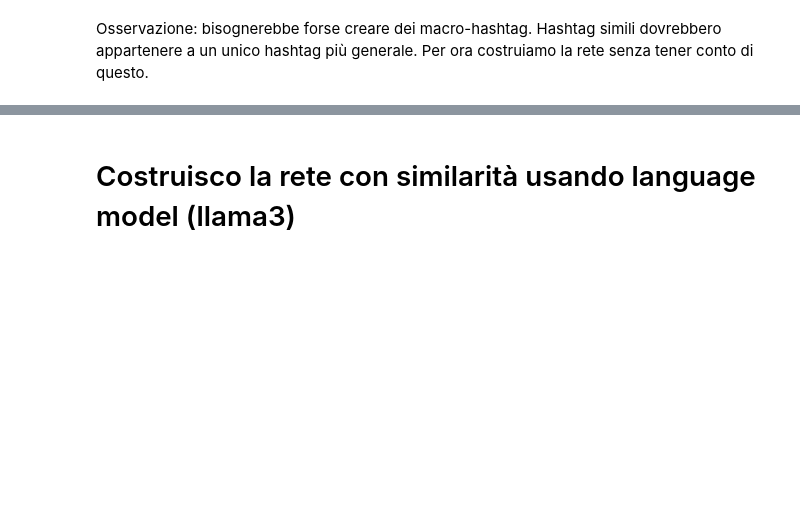
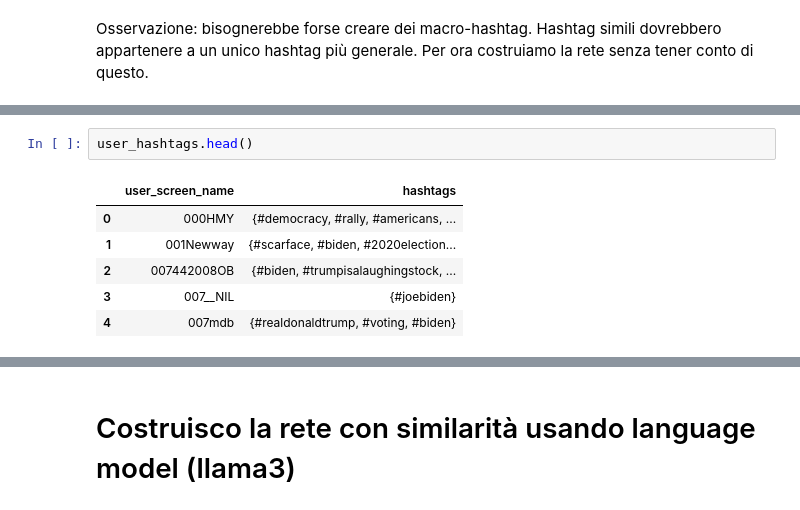
Before and after one commit to divadde/social_network_analysis_project, a Jupyter notebook: net-analysis-project.ipynb, the cells around one changed output, grey strips where cells are left out. Cells and saved outputs as stored; diff of their text form; blank space fills up the shorter version.

```diff
--- a/net-analysis-project.ipynb
+++ b/net-analysis-project.ipynb
@@ -727,0 +592,9 @@ Name: count, Length: 3286, dtype: int64
+# %%
+user_hashtags.head()
+# %% [output]
+|  | user_screen_name | hashtags |
+| 0 | 000HMY | {#democracy, #rally, #americans, ... |
+| 1 | 001Newway | {#scarface, #biden, #2020election... |
+| 2 | 007442008OB | {#biden, #trumpisalaughingstock, ... |
+| 3 | 007__NIL | {#joebiden} |
+| 4 | 007mdb | {#realdonaldtrump, #voting, #biden} |
```
Also changed, not shown: parts of 46 cells of this notebook.
